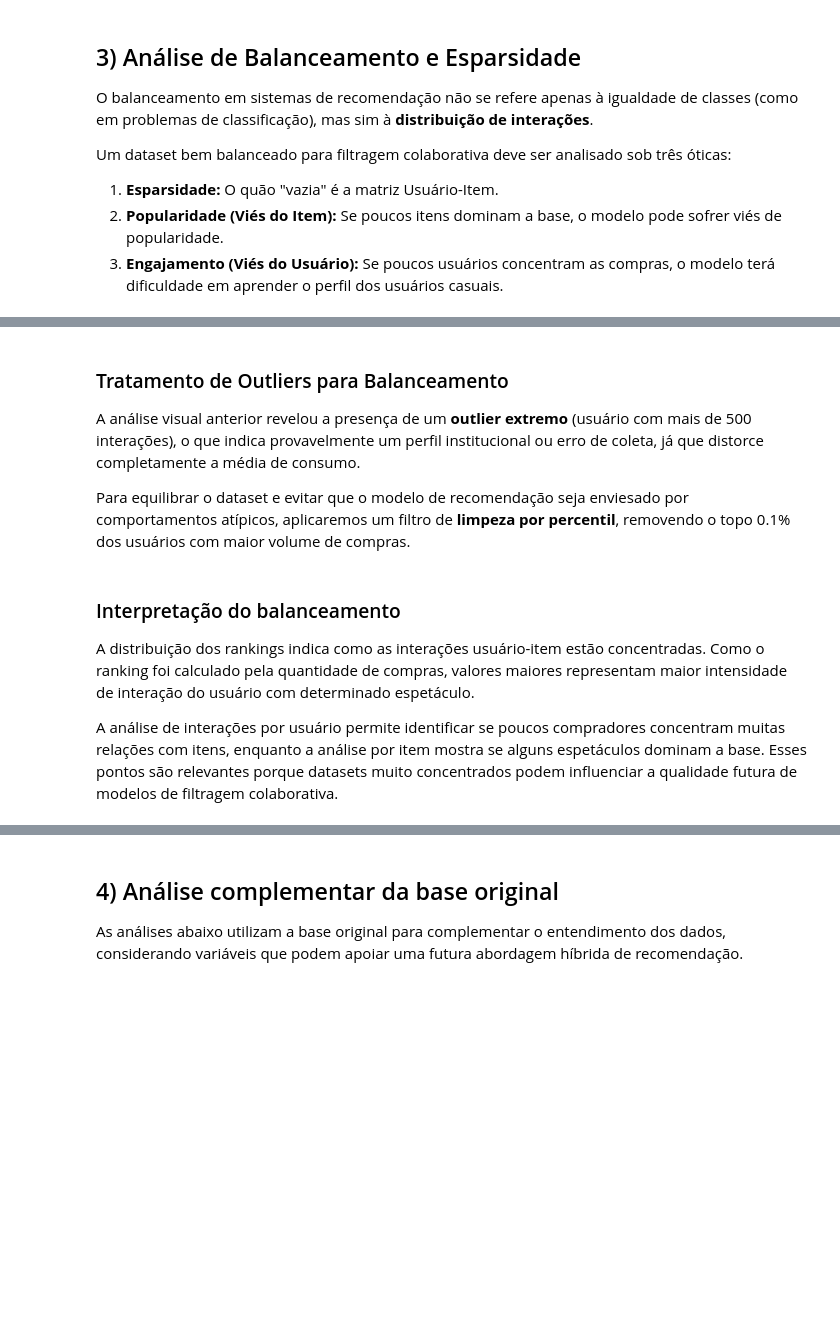
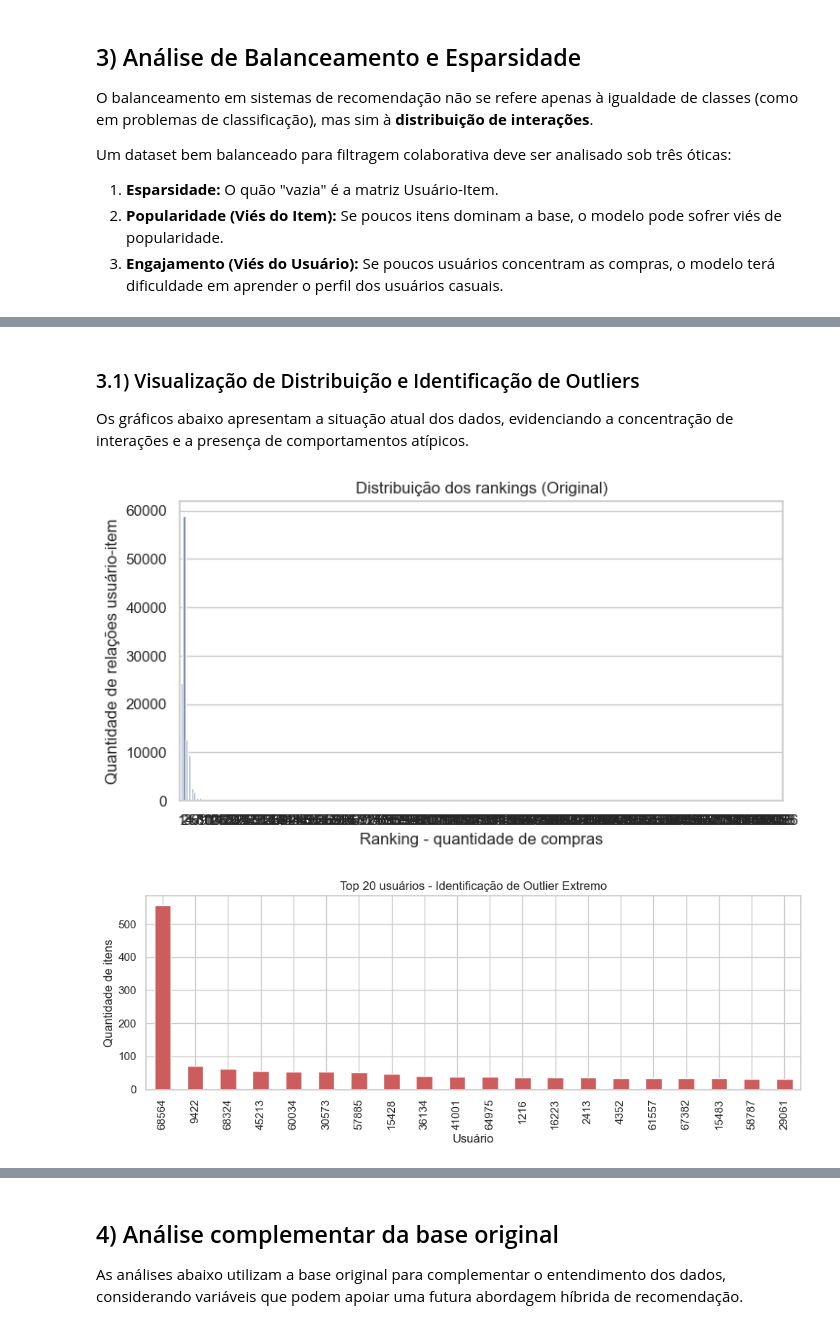
Before and after one commit to Kdu07/recomendashow, a Jupyter notebook: src/aad/analise_exploratoria_dados.ipynb, the cells around one changed output, grey strips where cells are left out. Saved outputs shown, nothing was run; the diff lists cells and outputs as text; code cells hidden in the pictures; blank space fills up the shorter version.

```diff
--- a/src/aad/analise_exploratoria_dados.ipynb
+++ b/src/aad/analise_exploratoria_dados.ipynb
@@ -208,6 +263,0 @@ plt.show()
-# %% [markdown]
-### Tratamento de Outliers para Balanceamento
-
-A análise visual anterior revelou a presença de um **outlier extremo** (usuário com mais de 500 interações), o que indica provavelmente um perfil institucional ou erro de coleta, já que distorce completamente a média de consumo.
-
-Para equilibrar o dataset e evitar que o modelo de recomendação seja enviesado por comportamentos atípicos, aplicaremos um filtro de **limpeza por percentil**, removendo o topo 0.1% dos usuários com maior volume de compras.
@@ -236,6 +264,21 @@ plt.show()
-# %% [markdown]
-### Interpretação do balanceamento
-
-A distribuição dos rankings indica como as interações usuário-item estão concentradas. Como o ranking foi calculado pela quantidade de compras, valores maiores representam maior intensidade de interação do usuário com determinado espetáculo.
-
-A análise de interações por usuário permite identificar se poucos compradores concentram muitas relações com itens, enquanto a análise por item mostra se alguns espetáculos dominam a base. Esses pontos são relevantes porque datasets muito concentrados podem influenciar a qualidade futura de modelos de filtragem colaborativa.
+# %% [markdown]
+### 3.1) Visualização de Distribuição e Identificação de Outliers
+Os gráficos abaixo apresentam a situação atual dos dados, evidenciando a concentração de interações e a presença de comportamentos atípicos.
+# %%
+plt.figure(figsize=(8, 4))
+sns.countplot(data=df_dataset, x="ranking")
+plt.title("Distribuição dos rankings (Original)")
+plt.xlabel("Ranking - quantidade de compras")
+plt.ylabel("Quantidade de relações usuário-item")
+plt.show()
+
+plt.figure(figsize=(10, 4))
+df_dataset["user_id"].value_counts().head(20).plot(kind="bar", color='indianred')
+plt.title("Top 20 usuários - Identificação de Outlier Extremo")
+plt.xlabel("Usuário")
+plt.ylabel("Quantidade de itens")
+plt.tight_layout()
+plt.show()
+# %% [output]
+[figure, added]
+[figure, added]
```
Also changed, not shown: parts of 25 cells of this notebook, 1 other file.
